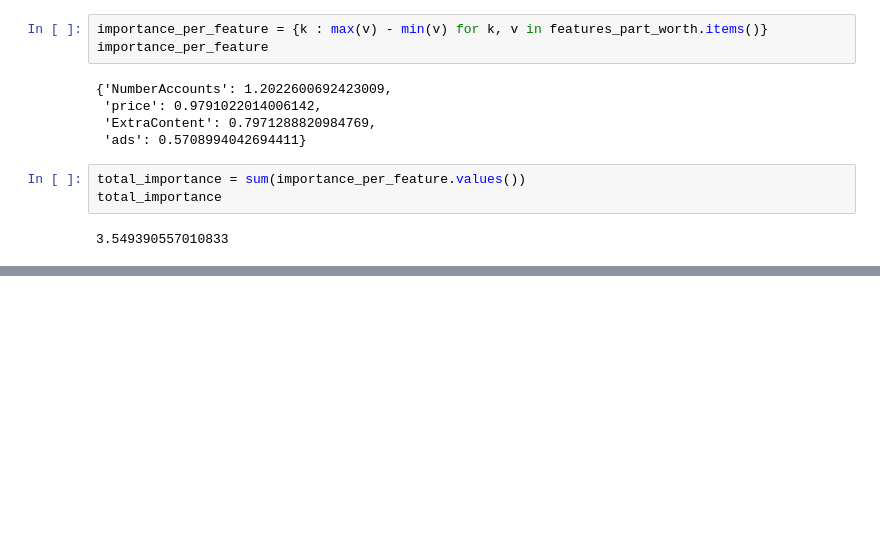
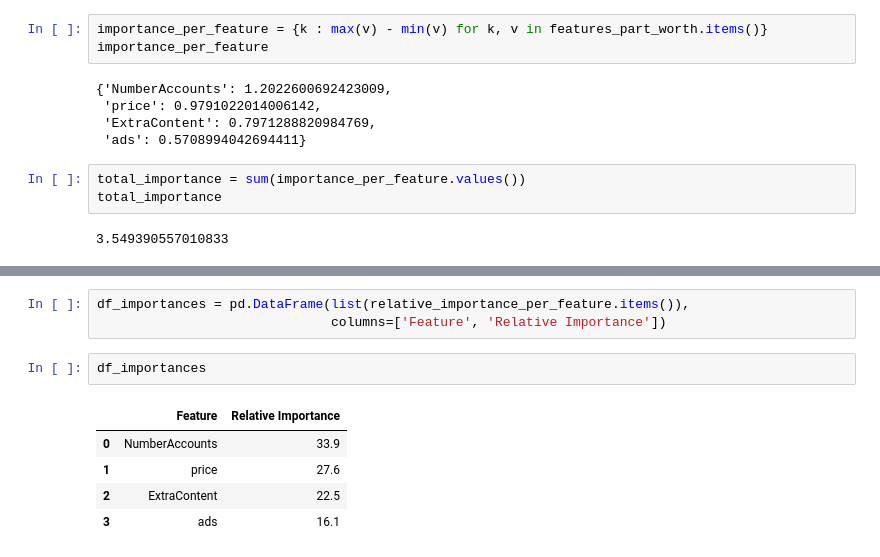
Before and after one commit to JiayiD77/Conjoint-Analysis, a Jupyter notebook: conjoint_analysis.ipynb, the cells around one changed output, grey strips where cells are left out. Cells and saved outputs as stored; diff of their text form; blank space fills up the shorter version.

```diff
--- a/conjoint_analysis.ipynb
+++ b/conjoint_analysis.ipynb
@@ -212,0 +222,11 @@ total_importance
+# %%
+df_importances = pd.DataFrame(list(relative_importance_per_feature.items()),
+                              columns=['Feature', 'Relative Importance'])
+# %%
+df_importances
+# %% [output]
+|  | Feature | Relative Importance |
+| 0 | NumberAccounts | 33.9 |
+| 1 | price | 27.6 |
+| 2 | ExtraContent | 22.5 |
+| 3 | ads | 16.1 |
```
Also changed, not shown: parts of 5 cells of this notebook.
